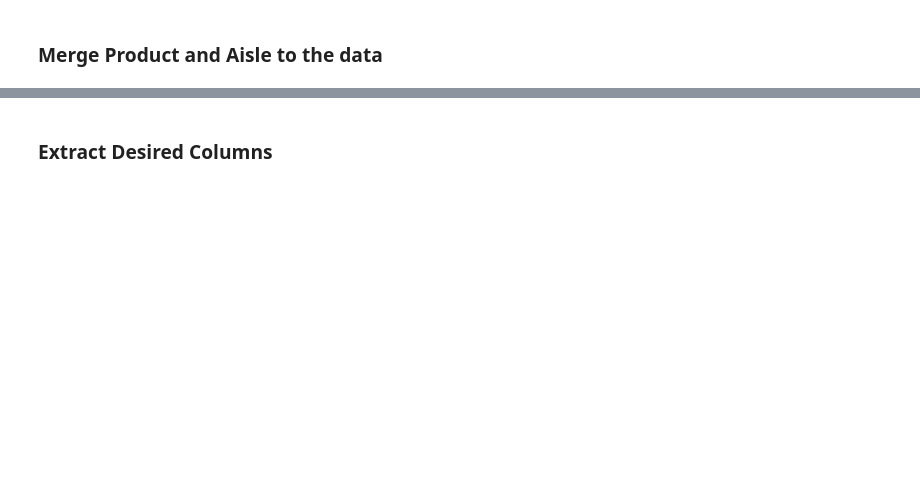
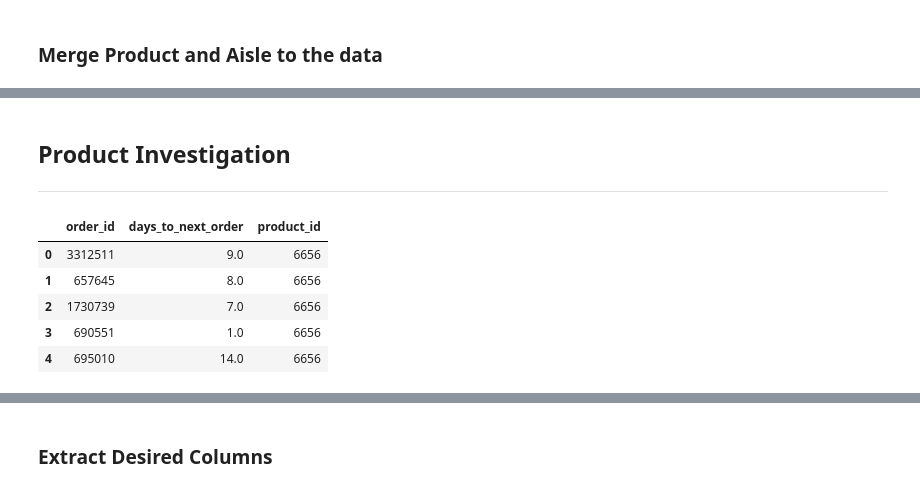
Before and after one commit to 1carew1/instacart_investigation, a Jupyter notebook: Assignment_2_Regression.ipynb, the cells around one changed output, grey strips where cells are left out. Drawn from its saved outputs; the diff is of its cells as text; code cells hidden in the pictures; blank space fills up the shorter version.

```diff
--- a/Assignment_2_Regression.ipynb
+++ b/Assignment_2_Regression.ipynb
@@ -228,0 +232,16 @@ train_orders_prod.head()
+# %% [markdown]
+## Product Investigation
+***
+# %%
+key_cols = key_columns("product_id")
+wanted_info_train = train_orders_prod[key_cols]
+wanted_info_test = test_orders_prod[key_cols]
+
+wanted_info_train.head()
+# %% [output]
+|  | order_id | days_to_next_order | product_id |
+| 0 | 3312511 | 9.0 | 6656 |
+| 1 | 657645 | 8.0 | 6656 |
+| 2 | 1730739 | 7.0 | 6656 |
+| 3 | 690551 | 1.0 | 6656 |
+| 4 | 695010 | 14.0 | 6656 |
```
Also changed, not shown: parts of 33 cells of this notebook.
